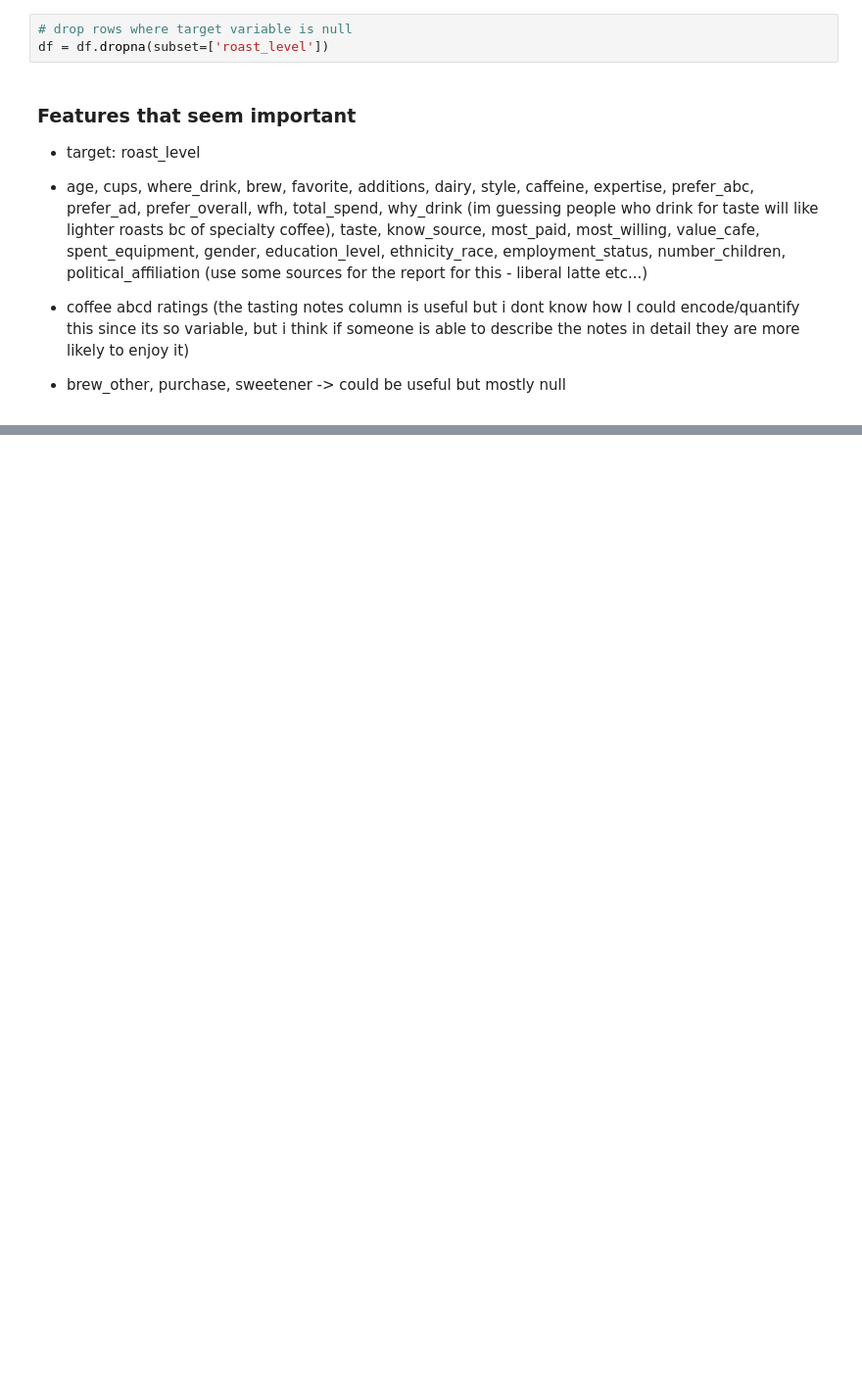
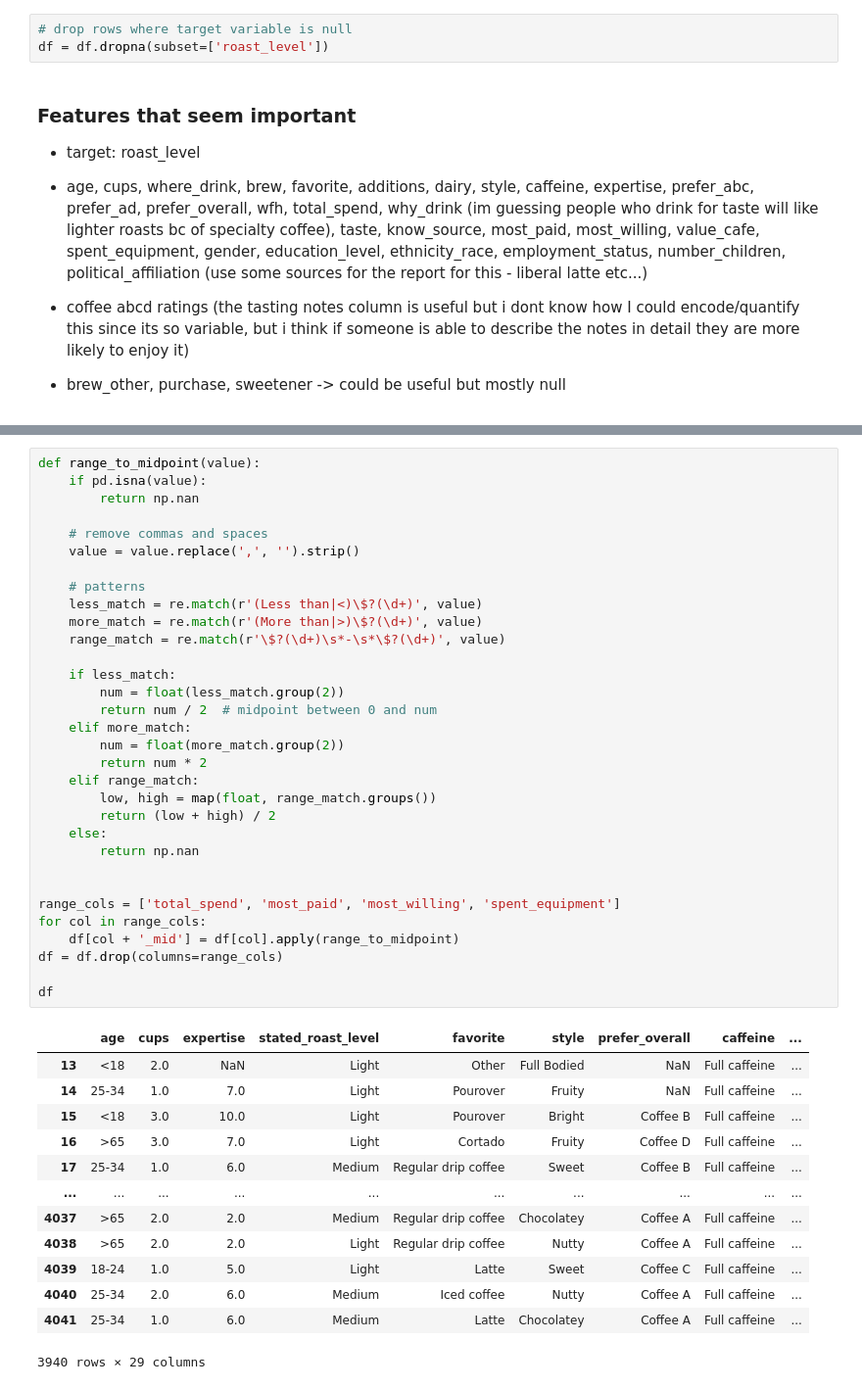
Before and after one commit to NigelLobo/coffee-roast-classifier, a Jupyter notebook: preprocessing-and-exploration.ipynb, the cells around one changed output, grey strips where cells are left out. Shown: that part at 98% size. Cells and saved outputs as stored; diff of their text form; blank space fills up the shorter version.

```diff
--- a/preprocessing-and-exploration.ipynb
+++ b/preprocessing-and-exploration.ipynb
@@ -216,0 +245,46 @@ df
+# %%
+def range_to_midpoint(value):
+    if pd.isna(value):
+        return np.nan
+
+    # remove commas and spaces
+    value = value.replace(',', '').strip()
+
+    # patterns
+    less_match = re.match(r'(Less than|<)\$?(\d+)', value)
+    more_match = re.match(r'(More than|>)\$?(\d+)', value)
+    range_match = re.match(r'\$?(\d+)\s*-\s*\$?(\d+)', value)
+
+    if less_match:
+        num = float(less_match.group(2))
+        return num / 2  # midpoint between 0 and num
+    elif more_match:
+        num = float(more_match.group(2))
+        return num * 2
+    elif range_match:
+        low, high = map(float, range_match.groups())
+        return (low + high) / 2
+    else:
+        return np.nan
+
+
+range_cols = ['total_spend', 'most_paid', 'most_willing', 'spent_equipment']
+for col in range_cols:
+    df[col + '_mid'] = df[col].apply(range_to_midpoint)
+df = df.drop(columns=range_cols)
+
+df
+# %% [output]
+|  | age | cups | expertise | stated_roast_level | favorite | style | prefer_overall | caffeine | ... |
+| 13 | <18 | 2.0 | NaN | Light | Other | Full Bodied | NaN | Full caffeine | ... |
+| 14 | 25-34 | 1.0 | 7.0 | Light | Pourover | Fruity | NaN | Full caffeine | ... |
+| 15 | <18 | 3.0 | 10.0 | Light | Pourover | Bright | Coffee B | Full caffeine | ... |
+| 16 | >65 | 3.0 | 7.0 | Light | Cortado | Fruity | Coffee D | Full caffeine | ... |
+| 17 | 25-34 | 1.0 | 6.0 | Medium | Regular drip coffee | Sweet | Coffee B | Full caffeine | ... |
+| ... | ... | ... | ... | ... | ... | ... | ... | ... | ... |
+| 4037 | >65 | 2.0 | 2.0 | Medium | Regular drip coffee | Chocolatey | Coffee A | Full caffeine | ... |
+| 4038 | >65 | 2.0 | 2.0 | Light | Regular drip coffee | Nutty | Coffee A | Full caffeine | ... |
+| 4039 | 18-24 | 1.0 | 5.0 | Light | Latte | Sweet | Coffee C | Full caffeine | ... |
+| 4040 | 25-34 | 2.0 | 6.0 | Medium | Iced coffee | Nutty | Coffee A | Full caffeine | ... |
+| 4041 | 25-34 | 1.0 | 6.0 | Medium | Latte | Chocolatey | Coffee A | Full caffeine | ... |
+3940 rows × 29 columns
```
Also changed, not shown: parts of 8 cells of this notebook, 2 other files.
